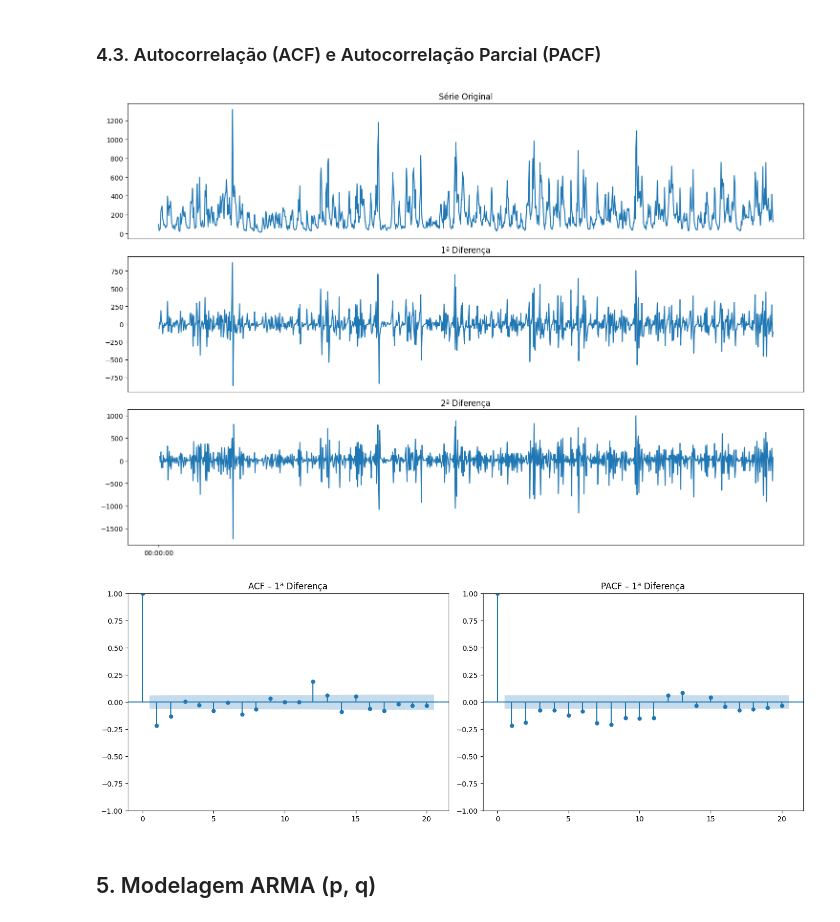
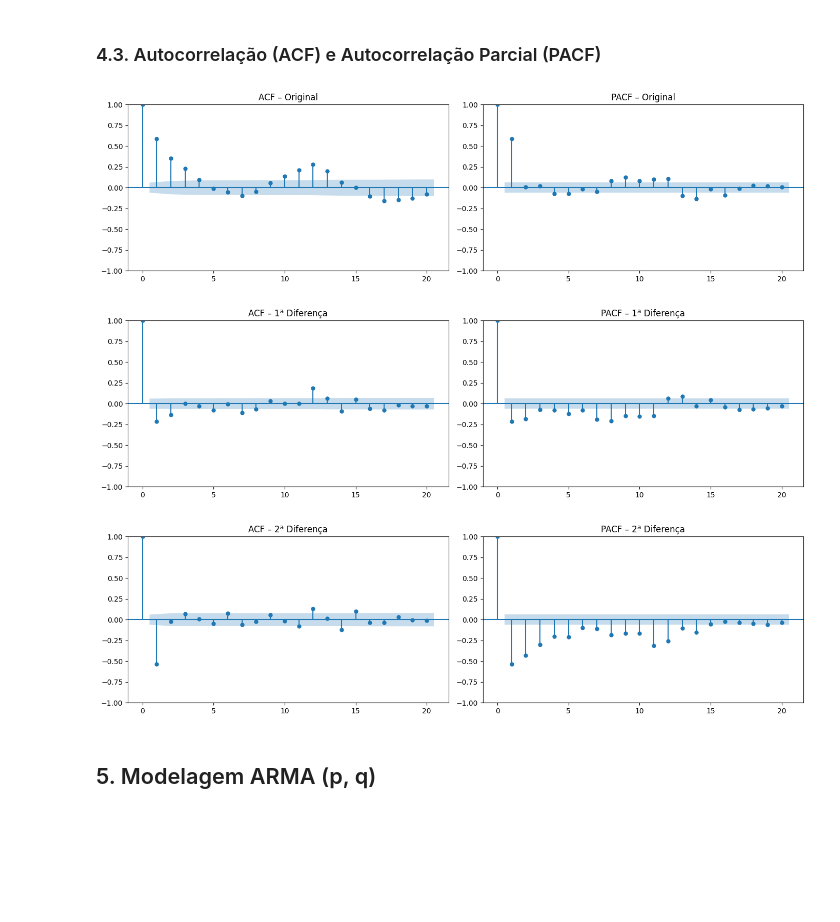
Before and after one commit to LucasMacieel/Modelagem_Analitica, a Jupyter notebook: passos_real_analysis.ipynb, the cells around one changed output. Drawn from its saved outputs; the diff is of its cells as text; code cells hidden in the pictures; blank space fills up the shorter version.

```diff
--- a/passos_real_analysis.ipynb
+++ b/passos_real_analysis.ipynb
@@ -198,55 +198,34 @@ Decomposição Aditiva
 # %% [markdown]
 ### 4.3. Autocorrelação (ACF) e Autocorrelação Parcial (PACF)
 # %%
-# --------------------------------------------------
-# Plot de Diferenciações
-# --------------------------------------------------
+from statsmodels.graphics.tsaplots import plot_acf, plot_pacf
 import matplotlib.pyplot as plt
 
-# Gera figura com 3 plots empilhados
-fig, axes = plt.subplots(3, 1, sharex=True, figsize=(15, 10))
+# --- prepara as séries ---
+serie_orig   = df['VALUE'].dropna()
+serie_diff1  = df['VALUE'].diff().dropna()
+serie_diff2  = df['VALUE'].diff().diff().dropna()
 
-# Série original
-axes[0].plot(df['VALUE'])
-axes[0].set_title('Série Original')
-axes[0].axes.xaxis.set_visible(False)
+# lags a usar
+nlags = 20
 
-# 1ª diferença
-axes[1].plot(df['VALUE'].diff())
-axes[1].set_title('1ª Diferença')
-axes[1].axes.xaxis.set_visible(False)
-
-# 2ª diferença
-axes[2].plot(df['VALUE'].diff().diff())
-axes[2].set_title('2ª Diferença')
-
-plt.tight_layout()
-plt.show()
+# --- ACF/PACF para cada caso ---
+for nome, serie in [
+    ('Original', serie_orig),
+    ('1ª Diferença', serie_diff1),
+    ('2ª Diferença', serie_diff2),
+]:
+    fig, axes = plt.subplots(1, 2, figsize=(14, 4))
+    plot_acf(serie, lags=nlags, ax=axes[0])
+    axes[0].set_title(f'ACF – {nome}')
+    plot_pacf(serie, lags=nlags, ax=axes[1])
+    axes[1].set_title(f'PACF – {nome}')
+    plt.tight_layout()
+    plt.show()
 # %% [output]
-[figure, old version]
+[figure, new version]
+[figure, added]
+[figure, added]
-# %%
-# --------------------------------------------------
-# Autocorrelação (ACF) e Autocorrelação Parcial (PACF)
-# --------------------------------------------------
-from statsmodels.graphics.tsaplots import plot_acf, plot_pacf
-
-# Define série diferenciada para análise (1ª diferença)
-ts_diff = df['VALUE'].diff().dropna()
-
-fig, axes = plt.subplots(1, 2, figsize=(14, 5))
-
-# ACF
-plot_acf(ts_diff, lags=20, ax=axes[0])
-axes[0].set_title('ACF – 1ª Diferença')
-
-# PACF
-plot_pacf(ts_diff, lags=20, ax=axes[1])
-axes[1].set_title('PACF – 1ª Diferença')
-
-plt.tight_layout()
-plt.show()
-# %% [output]
-[figure, removed]
 # %% [markdown]
 ## 5. Modelagem ARMA (p, q)
 # %% [markdown]
```
Also changed, not shown: parts of 10 cells of this notebook.
